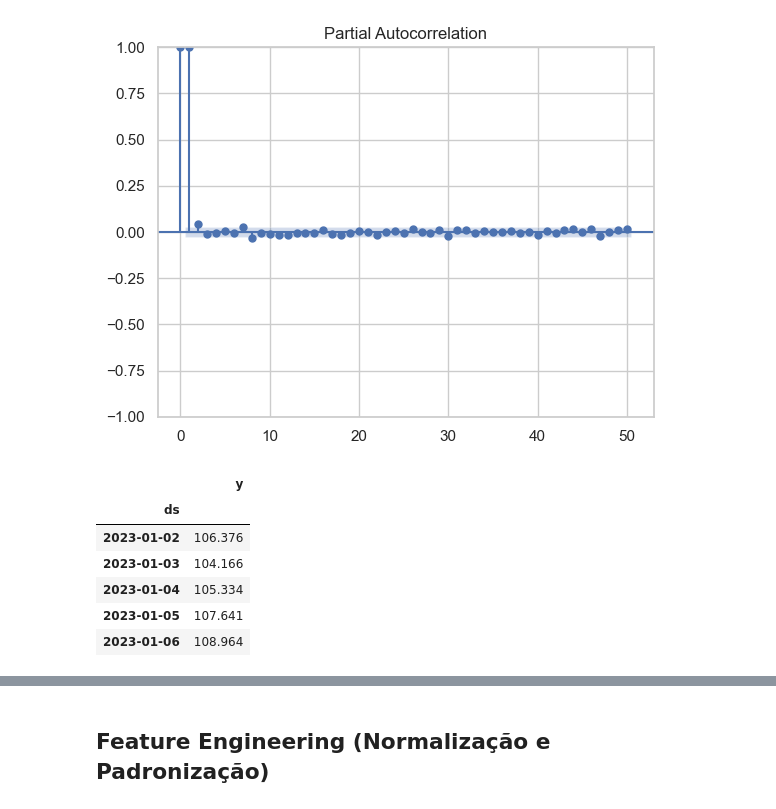
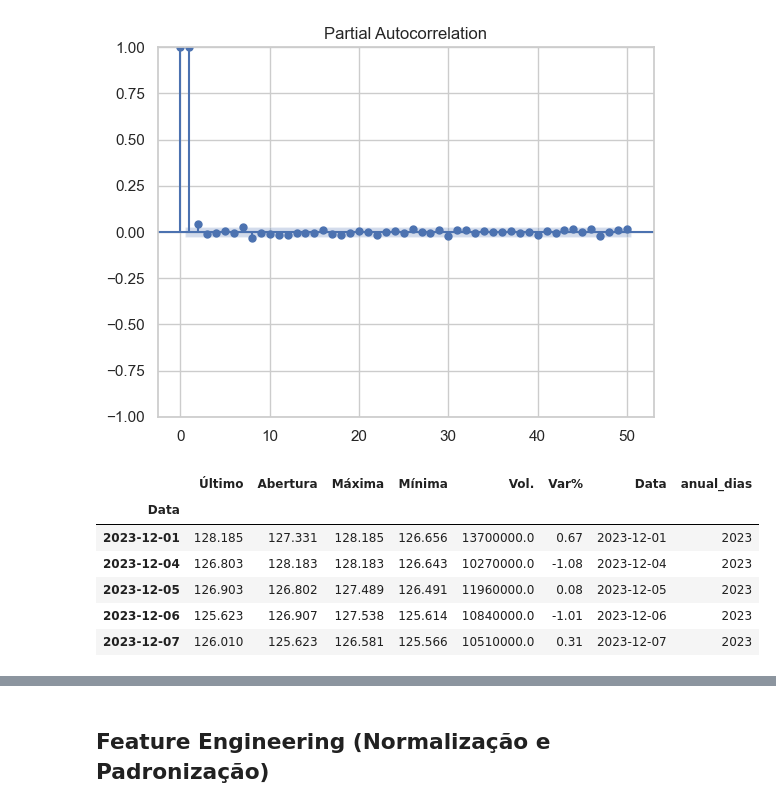
Before and after one commit to Tamireees/Tech_Challenge_Fase02, a Jupyter notebook: Tech_Challenge_Fase02.ipynb, the cells around one changed output, grey strips where cells are left out. Saved outputs shown, nothing was run; the diff lists cells and outputs as text; code cells hidden in the pictures.

```diff
--- a/Tech_Challenge_Fase02.ipynb
+++ b/Tech_Challenge_Fase02.ipynb
@@ -460,15 +460,13 @@ plt.show()
 <Figure size 1400x700 with 0 Axes>
 [figure]
 # %%
-dados_amostra = dados.loc[dados.index > '2023-01-01', ['Último']]
-dados_amostra.index.name = 'ds'
-dados_amostra.rename(columns={'Último' : 'y'}, inplace=True)
+dados_amostra = dados.loc[dados.index.to_series().between('2023-12-01', '2023-12-31')]
 dados_amostra.head()
 # %% [output]
-|  | y |
-| ds |  |
-| 2023-01-02 | 106.376 |
-| 2023-01-03 | 104.166 |
-| 2023-01-04 | 105.334 |
-| 2023-01-05 | 107.641 |
-| 2023-01-06 | 108.964 |
+|  | Último | Abertura | Máxima | Mínima | Vol. | Var% | Data | anual_dias |
+| Data |  |  |  |  |  |  |  |  |
+| 2023-12-01 | 128.185 | 127.331 | 128.185 | 126.656 | 13700000.0 | 0.67 | 2023-12-01 | 2023 |
+| 2023-12-04 | 126.803 | 128.183 | 128.183 | 126.643 | 10270000.0 | -1.08 | 2023-12-04 | 2023 |
+| 2023-12-05 | 126.903 | 126.802 | 127.489 | 126.491 | 11960000.0 | 0.08 | 2023-12-05 | 2023 |
+| 2023-12-06 | 125.623 | 126.907 | 127.538 | 125.614 | 10840000.0 | -1.01 | 2023-12-06 | 2023 |
+| 2023-12-07 | 126.010 | 125.623 | 126.581 | 125.566 | 10510000.0 | 0.31 | 2023-12-07 | 2023 |
```
Also changed, not shown: parts of 6 cells of this notebook.
